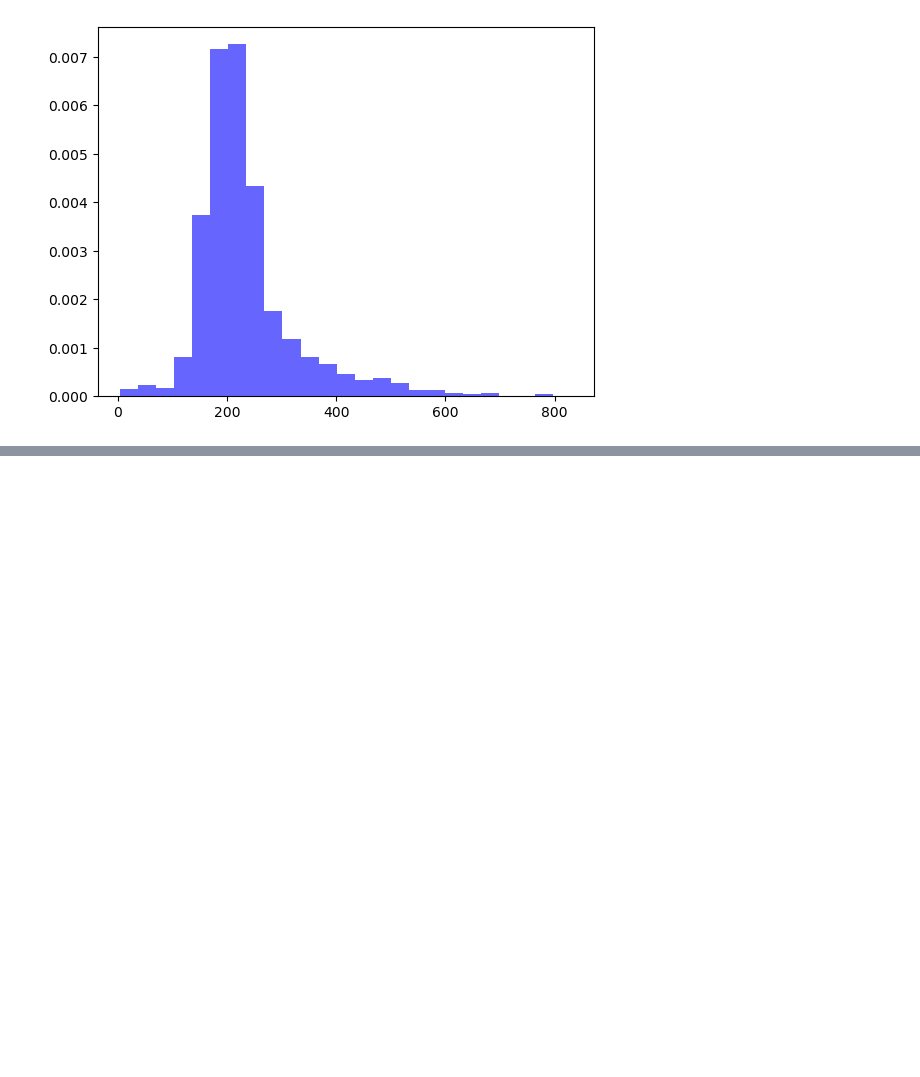
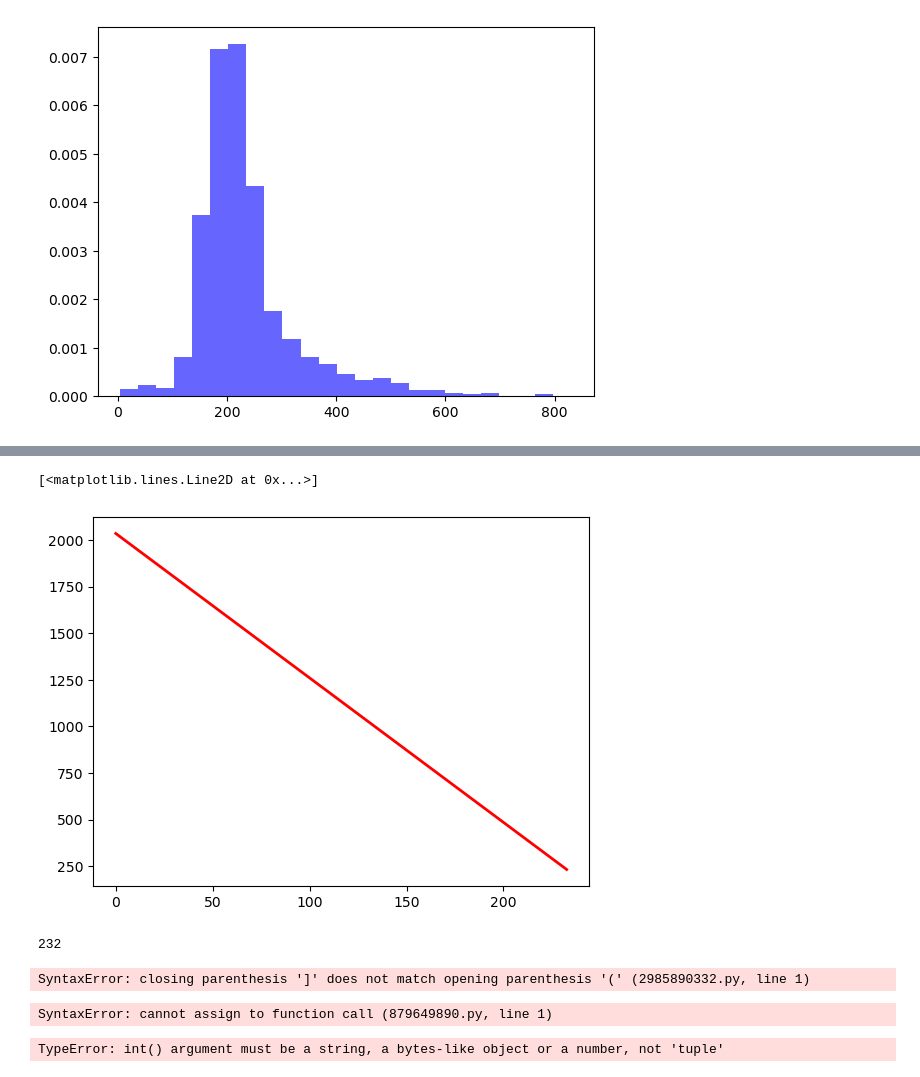
Before and after one commit to makejeef/amro, a Jupyter notebook: fl_data.ipynb, the cells around one changed output, grey strips where cells are left out. Drawn from its saved outputs; the diff is of its cells as text; code cells hidden in the pictures; blank space fills up the shorter version.

```diff
--- a/fl_data.ipynb
+++ b/fl_data.ipynb
@@ -463,0 +581,21 @@ plt.show()
+# %%
+plt.plot([0,CI_90[0]],[len(cycle),CI_90[0]],color='red',lw=2)
+# %% [output]
+[<matplotlib.lines.Line2D at 0x...>]
+[figure, added]
+# %%
+int(CI_90[0])
+# %% [output]
+232
+# %%
+plt.plot([0,int(CI_90[0]]),[len(cycle),int(CI_90[0])],color='red',lw=2)
+# %% [output]
+SyntaxError: closing parenthesis ']' does not match opening parenthesis '(' (2985890332.py, line 1)
+# %%
+plt.plot([0,int(CI_90[0])]),[len(cycle),int(CI_90[0])],color='red',lw=2)
+# %% [output]
+SyntaxError: cannot assign to function call (879649890.py, line 1)
+# %%
+int(CI_90)
+# %% [output]
+TypeError: int() argument must be a string, a bytes-like object or a number, not 'tuple'
```
Also changed, not shown: parts of 27 cells of this notebook, 6 other files.
